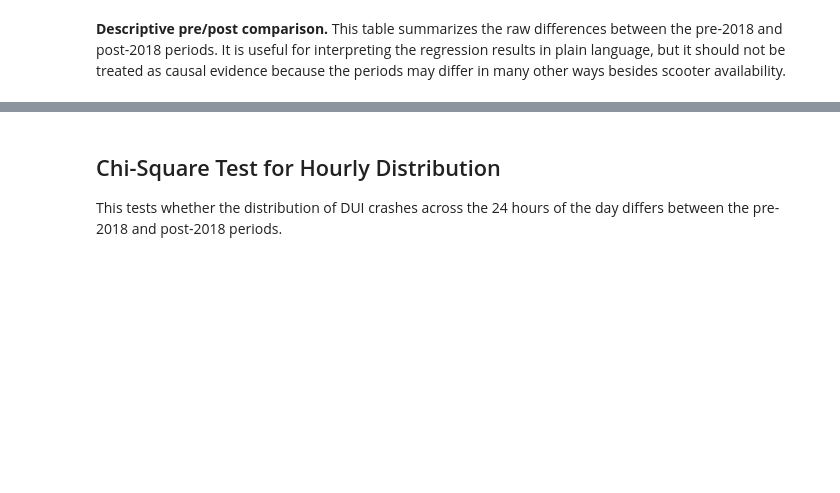
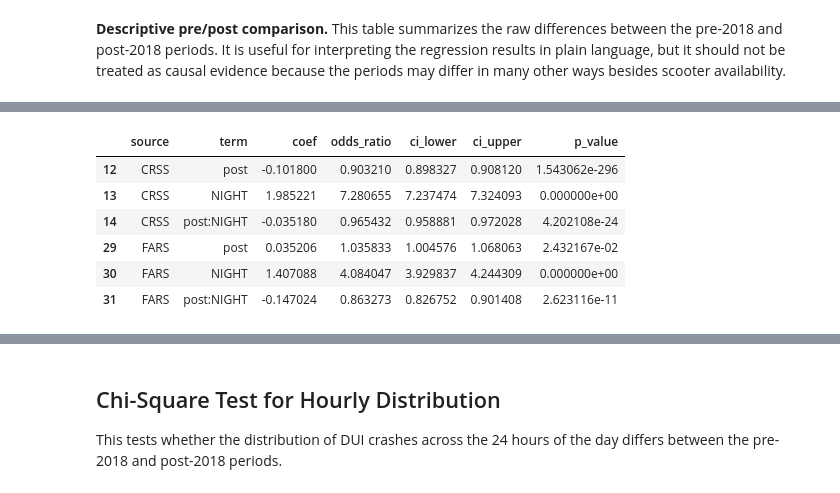
Before and after one commit to TiantianZheng/MATH189_project, a Jupyter notebook: project.ipynb, the cells around one changed output, grey strips where cells are left out. Drawn from its saved outputs; the diff is of its cells as text; code cells hidden in the pictures; blank space fills up the shorter version.

```diff
--- a/project.ipynb
+++ b/project.ipynb
@@ -723,0 +728,59 @@ FARS
+# %%
+def fit_night_interaction_model(df, source):
+    x = df.copy()
+
+    x["YEAR"] = pd.to_numeric(x["YEAR"], errors="coerce")
+    x["MONTH"] = pd.to_numeric(x["MONTH"], errors="coerce")
+    x["DUI"] = pd.to_numeric(x["DUI"], errors="coerce")
+    x["NIGHT"] = pd.to_numeric(x["NIGHT"], errors="coerce")
+
+    x = x.dropna(subset=["YEAR", "MONTH", "DUI", "NIGHT", "WEIGHT"])
+
+    x["post"] = (x["YEAR"] >= 2018).astype(int)
+    x["covid"] = x["YEAR"].isin([2020, 2021]).astype(int)
+    x["month_id"] = (x["YEAR"] - 2016) * 12 + x["MONTH"]
+    x["MONTH"] = x["MONTH"].astype(int)
+
+    model = smf.glm(
+        "DUI ~ post * NIGHT + month_id + covid + C(MONTH)",
+        data=x,
+        family=sm.families.Binomial(),
+        freq_weights=x["WEIGHT"],
+    ).fit(cov_type="HC1")
+
+    coef = model.params
+    conf = model.conf_int()
+    pvals = model.pvalues
+
+    results = pd.DataFrame({
+        "source": source,
+        "term": coef.index,
+        "coef": coef.values,
+        "odds_ratio": np.exp(coef.values),
+        "ci_lower": np.exp(conf[0].values),
+        "ci_upper": np.exp(conf[1].values),
+        "p_value": pvals.values,
+    })
+
+    return model, results
+
+
+crss_night_model, crss_night_results = fit_night_interaction_model(crss_crash, "CRSS")
+fars_night_model, fars_night_results = fit_night_interaction_model(fars_crash, "FARS")
+
+night_interaction_results = pd.concat(
+    [crss_night_results, fars_night_results],
+    ignore_index=True
+)
+
+night_interaction_results[
+    night_interaction_results["term"].isin(["post", "NIGHT", "post:NIGHT"])
+]
+# %% [output]
+|  | source | term | coef | odds_ratio | ci_lower | ci_upper | p_value |
+| 12 | CRSS | post | -0.101800 | 0.903210 | 0.898327 | 0.908120 | 1.543062e-296 |
+| 13 | CRSS | NIGHT | 1.985221 | 7.280655 | 7.237474 | 7.324093 | 0.000000e+00 |
+| 14 | CRSS | post:NIGHT | -0.035180 | 0.965432 | 0.958881 | 0.972028 | 4.202108e-24 |
+| 29 | FARS | post | 0.035206 | 1.035833 | 1.004576 | 1.068063 | 2.432167e-02 |
+| 30 | FARS | NIGHT | 1.407088 | 4.084047 | 3.929837 | 4.244309 | 0.000000e+00 |
+| 31 | FARS | post:NIGHT | -0.147024 | 0.863273 | 0.826752 | 0.901408 | 2.623116e-11 |
```
Also changed, not shown: parts of 15 cells of this notebook.
